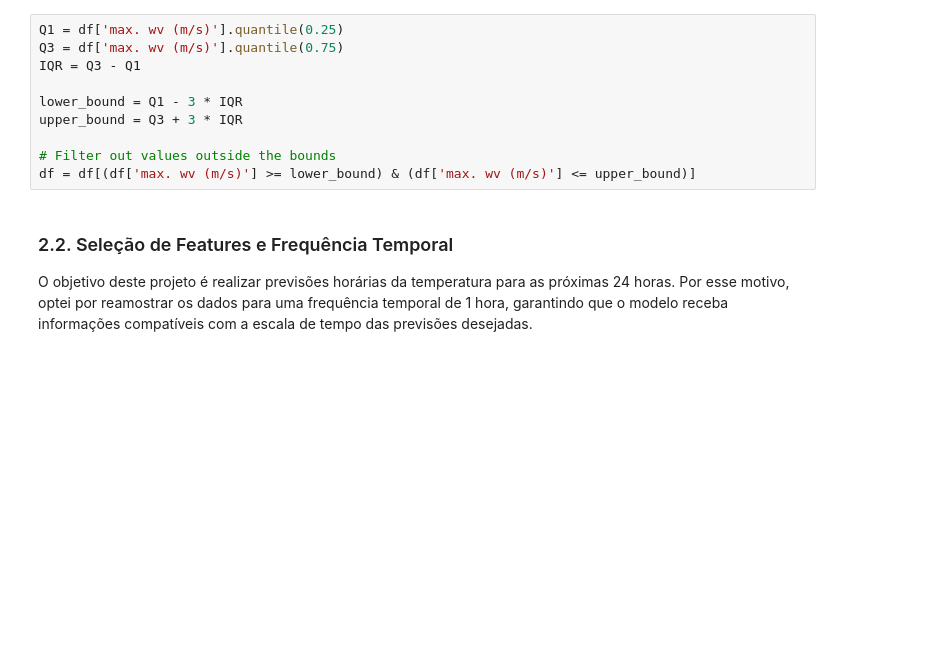
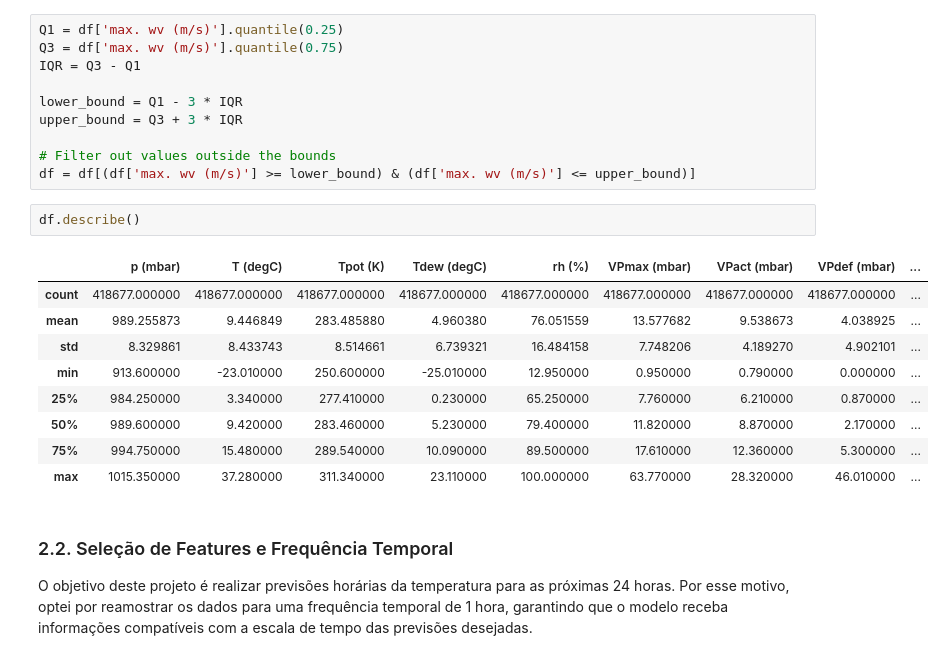
Before and after one commit to eduardoxavierrf/climate-time-series-forecasting, a Jupyter notebook: final_weather_report.ipynb, the cells around one changed output. Drawn from its saved outputs; the diff is of its cells as text; blank space fills up the shorter version.

```diff
--- a/final_weather_report.ipynb
+++ b/final_weather_report.ipynb
@@ -115,6 +117,18 @@ upper_bound = Q3 + 3 * IQR
 
 # Filter out values outside the bounds
 df = df[(df['max. wv (m/s)'] >= lower_bound) & (df['max. wv (m/s)'] <= upper_bound)]
+# %%
+df.describe()
+# %% [output]
+|  | p (mbar) | T (degC) | Tpot (K) | Tdew (degC) | rh (%) | VPmax (mbar) | VPact (mbar) | VPdef (mbar) | ... |
+| count | 418677.000000 | 418677.000000 | 418677.000000 | 418677.000000 | 418677.000000 | 418677.000000 | 418677.000000 | 418677.000000 | ... |
+| mean | 989.255873 | 9.446849 | 283.485880 | 4.960380 | 76.051559 | 13.577682 | 9.538673 | 4.038925 | ... |
+| std | 8.329861 | 8.433743 | 8.514661 | 6.739321 | 16.484158 | 7.748206 | 4.189270 | 4.902101 | ... |
+| min | 913.600000 | -23.010000 | 250.600000 | -25.010000 | 12.950000 | 0.950000 | 0.790000 | 0.000000 | ... |
+| 25% | 984.250000 | 3.340000 | 277.410000 | 0.230000 | 65.250000 | 7.760000 | 6.210000 | 0.870000 | ... |
+| 50% | 989.600000 | 9.420000 | 283.460000 | 5.230000 | 79.400000 | 11.820000 | 8.870000 | 2.170000 | ... |
+| 75% | 994.750000 | 15.480000 | 289.540000 | 10.090000 | 89.500000 | 17.610000 | 12.360000 | 5.300000 | ... |
+| max | 1015.350000 | 37.280000 | 311.340000 | 23.110000 | 100.000000 | 63.770000 | 28.320000 | 46.010000 | ... |
 # %% [markdown]
 ### 2.2. Seleção de Features e Frequência Temporal
 O objetivo deste projeto é realizar previsões horárias da temperatura para as próximas 24 horas. Por esse motivo, optei por reamostrar os dados para uma frequência temporal de 1 hora, garantindo que o modelo receba informações compatíveis com a escala de tempo das previsões desejadas.
```
Also changed, not shown: parts of 6 cells of this notebook.
